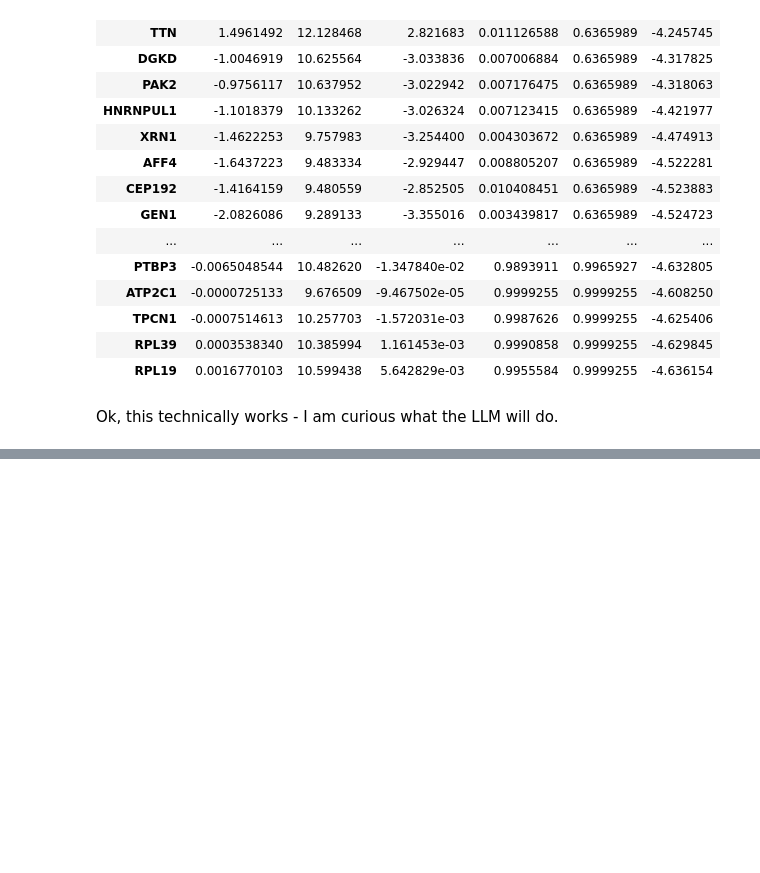
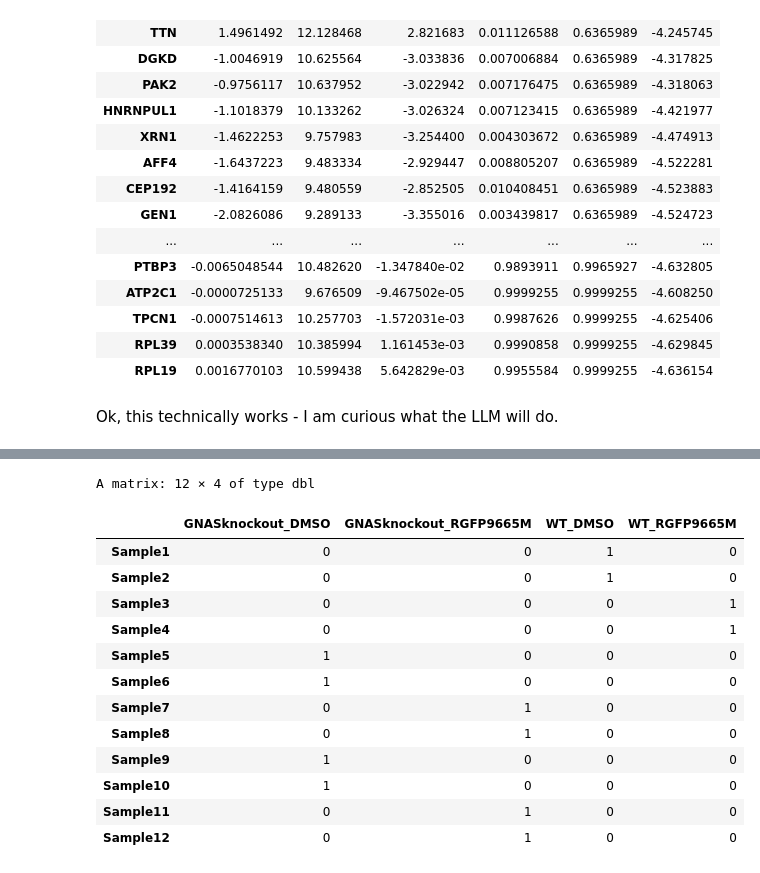
Before and after one commit to Kevin-G-Chen/UORCA, a Jupyter notebook: notebooks/3_analyse_data/ManualRNASeqAnalysis/ManualAnalysis.ipynb, the cells around one changed output, grey strips where cells are left out. Cells and saved outputs as stored; diff of their text form; code cells hidden in the pictures; blank space fills up the shorter version.

```diff
--- a/notebooks/3_analyse_data/ManualRNASeqAnalysis/ManualAnalysis.ipynb
+++ b/notebooks/3_analyse_data/ManualRNASeqAnalysis/ManualAnalysis.ipynb
@@ -314,0 +339,21 @@ Ok, this technically works - I am curious what the LLM will do.
+# %%
+design <- model.matrix(data = DGE$samples,
+                       ~0 + genotype_treatment)
+colnames(design) <- str_remove_all(colnames(design), "genotype_treatment")
+# %%
+design
+# %% [output]
+A matrix: 12 × 4 of type dbl
+|  | GNASknockout_DMSO | GNASknockout_RGFP9665M | WT_DMSO | WT_RGFP9665M |
+| Sample1 | 0 | 0 | 1 | 0 |
+| Sample2 | 0 | 0 | 1 | 0 |
+| Sample3 | 0 | 0 | 0 | 1 |
+| Sample4 | 0 | 0 | 0 | 1 |
+| Sample5 | 1 | 0 | 0 | 0 |
+| Sample6 | 1 | 0 | 0 | 0 |
+| Sample7 | 0 | 1 | 0 | 0 |
+| Sample8 | 0 | 1 | 0 | 0 |
+| Sample9 | 1 | 0 | 0 | 0 |
+| Sample10 | 1 | 0 | 0 | 0 |
+| Sample11 | 0 | 1 | 0 | 0 |
+| Sample12 | 0 | 1 | 0 | 0 |
```
Also changed, not shown: parts of 5 cells of this notebook.
